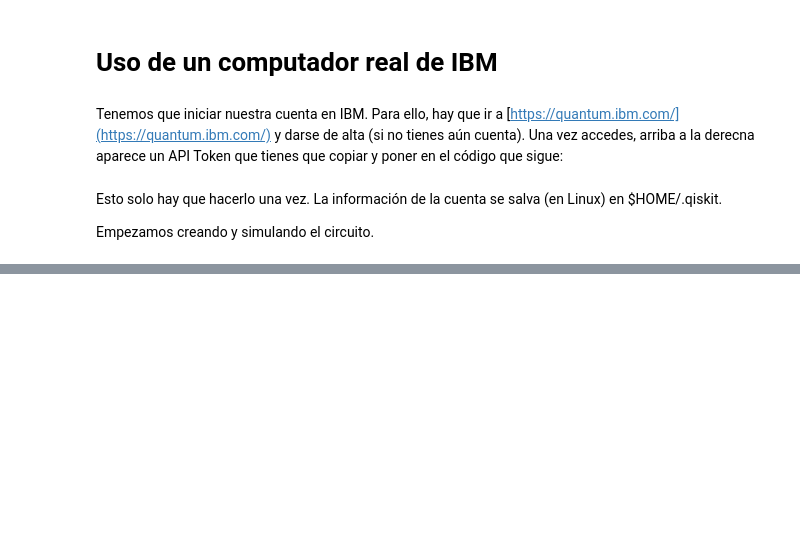
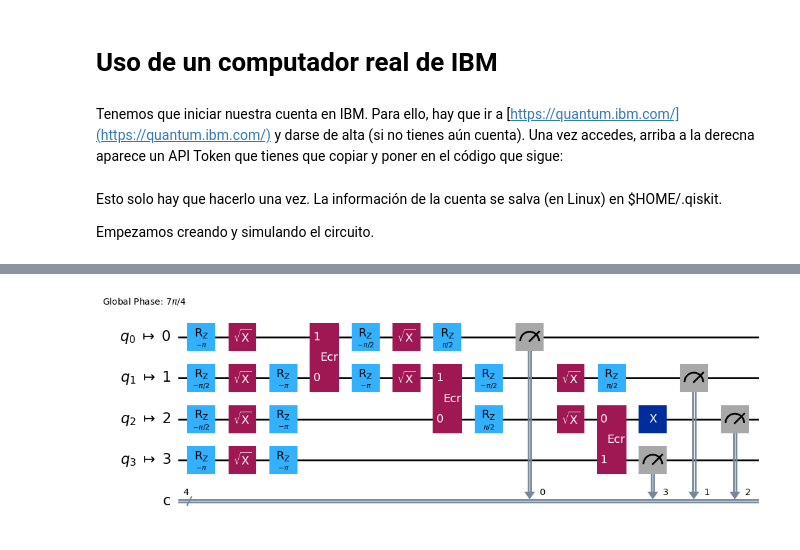
Before and after one commit to tarabelo/2024-VIU-Quantum, a Jupyter notebook: Puertas cuánticas.ipynb, the cells around one changed output, grey strips where cells are left out. Drawn from its saved outputs; the diff is of its cells as text; code cells hidden in the pictures; blank space fills up the shorter version.

```diff
--- a/Puertas cuánticas.ipynb
+++ b/Puertas cuánticas.ipynb
@@ -1235,0 +1254,17 @@ plot_histogram(muestras)
+# %%
+# Simulamos usando un FakeProvider
+from qiskit_ibm_runtime import SamplerV2 as Sampler
+from qiskit_ibm_runtime.fake_provider import FakeOsaka
+from qiskit.transpiler.preset_passmanagers import generate_preset_pass_manager
+
+fake_backend = FakeOsaka()
+
+# Creamos el Pass manager para ese backend
+pass_manager = generate_preset_pass_manager(backend=fake_backend, optimization_level=1)
+
+# Optimiza el circuito usando el pass manager
+qc_ghz_optimizado = pass_manager.run(qc_ghz)
+
+qc_ghz_optimizado.draw("mpl", idle_wires=False)
+# %% [output]
+[figure, added]
```
Also changed, not shown: parts of 18 cells of this notebook.
